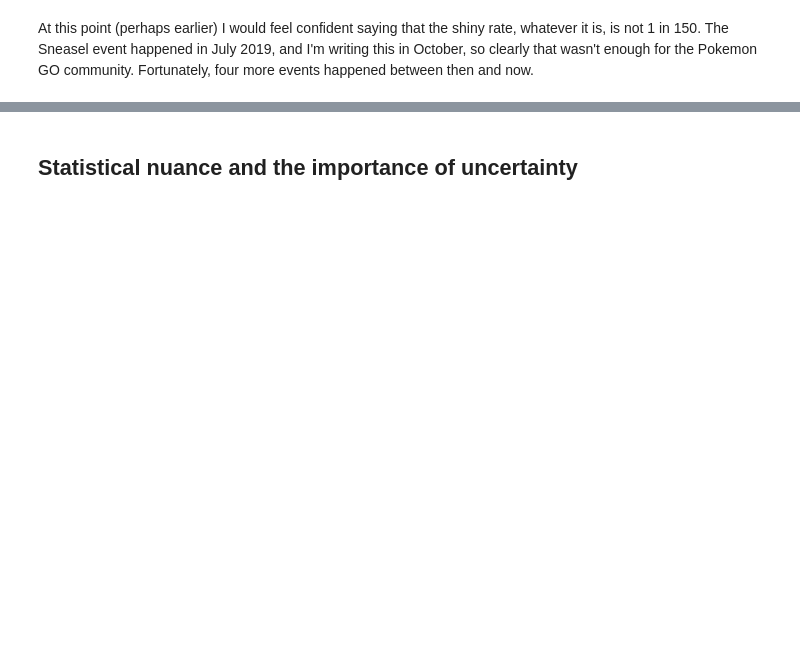
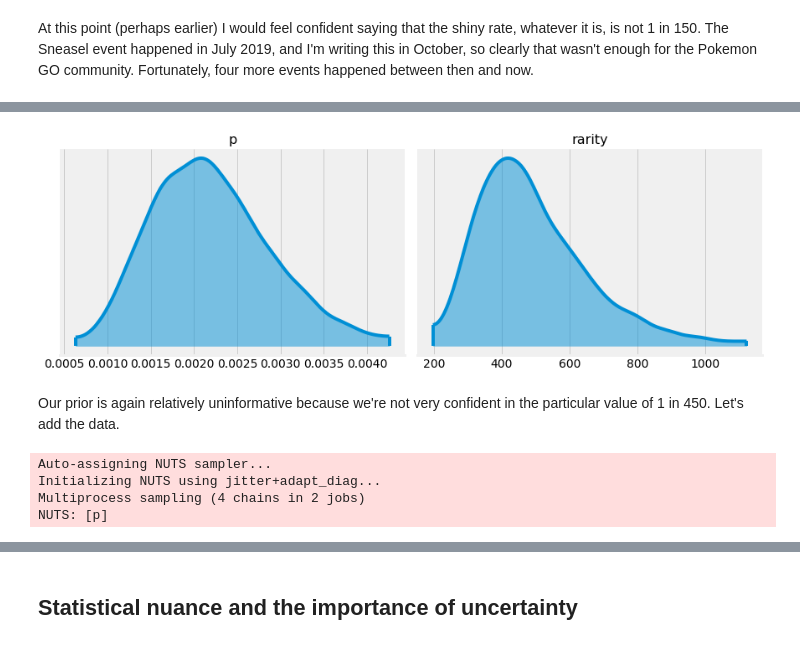
Before and after one commit to tuchandra/silph, a Jupyter notebook: analysis.ipynb, the cells around one changed output, grey strips where cells are left out. Cells and saved outputs as stored; diff of their text form; code cells hidden in the pictures; blank space fills up the shorter version.

```diff
--- a/analysis.ipynb
+++ b/analysis.ipynb
@@ -244,0 +248,31 @@ We can confidently say that **it is extremely unlikely that the boosted shiny ra
+# %%
+with pm.Model() as model:
+    p = pm.Beta("p", alpha=10, beta=4490)
+    rarity = pm.Deterministic("rarity", 1. / p)
+
+prior_samples = pm.sample_prior_predictive(samples=10000, model=model)
+# %%
+axes = az.plot_density(
+    prior_samples,
+    var_names=["p", "rarity"],
+    point_estimate=None,
+    credible_interval=0.99,
+    shade=0.5,
+    figsize=(12, 4),
+)
+# %% [output]
+[figure, added]
+# %% [markdown]
+Our prior is again relatively uninformative because we're not very confident in the particular value of 1 in 450. Let's add the data.
+# %%
+with model:
+    for name in unboosted.name.values:
+        n_encounters, n_shiny = encounters_and_shiny(unboosted, name)
+        _ = pm.Binomial(name, n=n_encounters, p=p, observed=n_shiny)
+
+    trace = pm.sample(2000, chains=4)
+# %% [output]
+Auto-assigning NUTS sampler...
+Initializing NUTS using jitter+adapt_diag...
+Multiprocess sampling (4 chains in 2 jobs)
+NUTS: [p]
```
Also changed, not shown: parts of 20 cells of this notebook.
